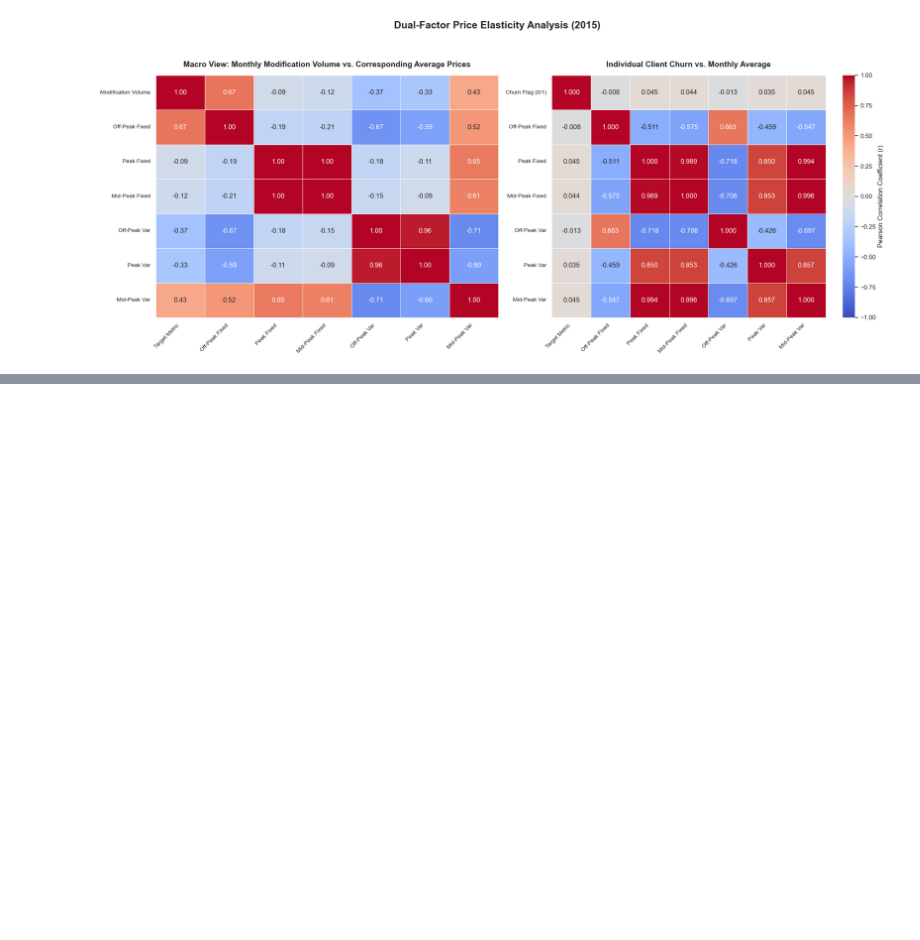
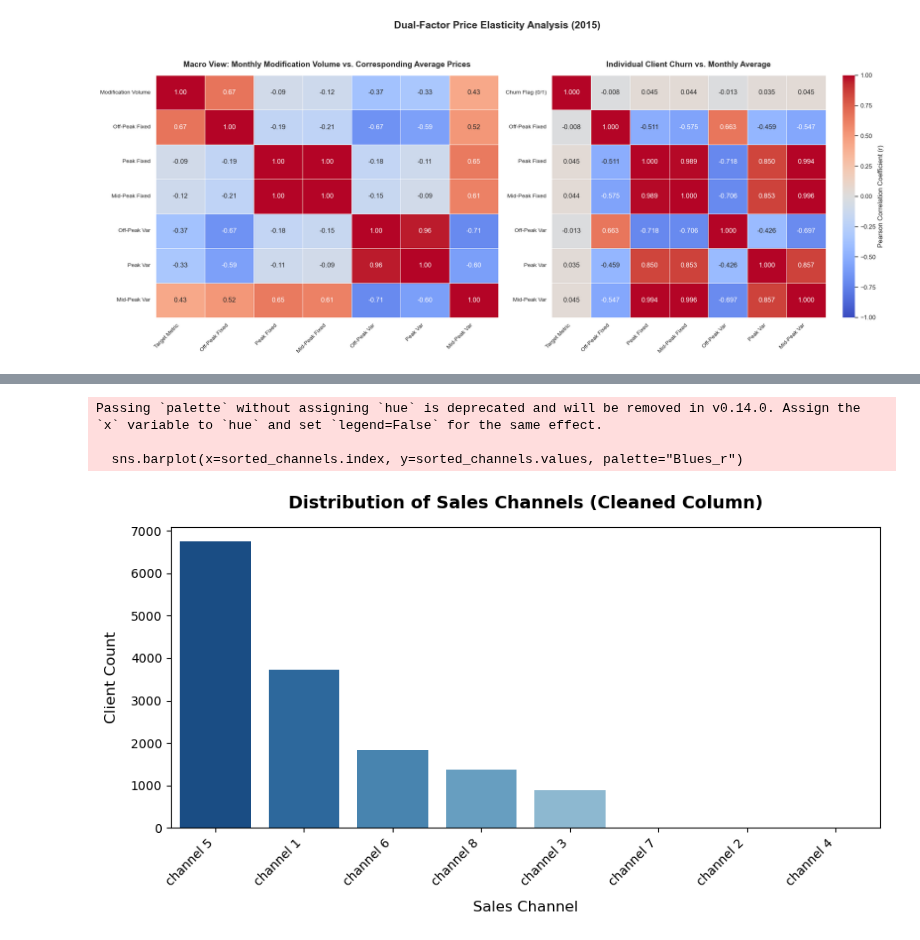
Before and after one commit to Yuqing-Wang-git/Power.Co_Churn, a Jupyter notebook: eda_2.ipynb, the cells around one changed output, grey strips where cells are left out. Drawn from its saved outputs; the diff is of its cells as text; code cells hidden in the pictures; blank space fills up the shorter version.

```diff
--- a/eda_2.ipynb
+++ b/eda_2.ipynb
@@ -1009,0 +912,10 @@ plt.show()
+# %%
+# 1. Create the new column by automatically converting the hashes to sequential numbers
+df_client['new_condition'] = df_client['channel_sales'].astype('category').cat.codes.map(lambda x: f"channel {x+1}")
+
+# 2. Delete the old messy column permanently
+df_client.drop(columns=['channel_sales'], inplace=True)
+
+# 3. Print your clean results to verify it worked perfectly
+print("--- New Column Categories Created ---")
+print(df_client['new_condition'].value_counts())
@@ -1009,0 +934,26 @@ plt.show()
+# %%
+
+
+# 1. Compute value counts and ensure they are sorted from highest to lowest frequency
+sorted_channels = df_client['new_condition'].value_counts()
+
+# 2. Set style and generate the bar chart layout
+plt.figure(figsize=(9, 5))
+sns.barplot(x=sorted_channels.index, y=sorted_channels.values, palette="Blues_r")
+
+# 3. Add professional labels, titles, and clean padding
+plt.title("Distribution of Sales Channels (Cleaned Column)", fontsize=14, fontweight='bold', pad=15)
+plt.xlabel("Sales Channel", fontsize=12, labelpad=10)
+plt.ylabel("Client Count", fontsize=12, labelpad=10)
+
+# 4. Rotate labels to prevent truncation or overlapping text
+plt.xticks(rotation=45, ha='right')
+plt.tight_layout()
+
+# 5. Display the final visualization
+plt.show()
+# %% [output]
+Passing `palette` without assigning `hue` is deprecated and will be removed in v0.14.0. Assign the `x` variable to `hue` and set `legend=False` for the same effect.
+
+  sns.barplot(x=sorted_channels.index, y=sorted_channels.values, palette="Blues_r")
+[figure, added]
```
Also changed, not shown: parts of 11 cells of this notebook, 5 other files.
